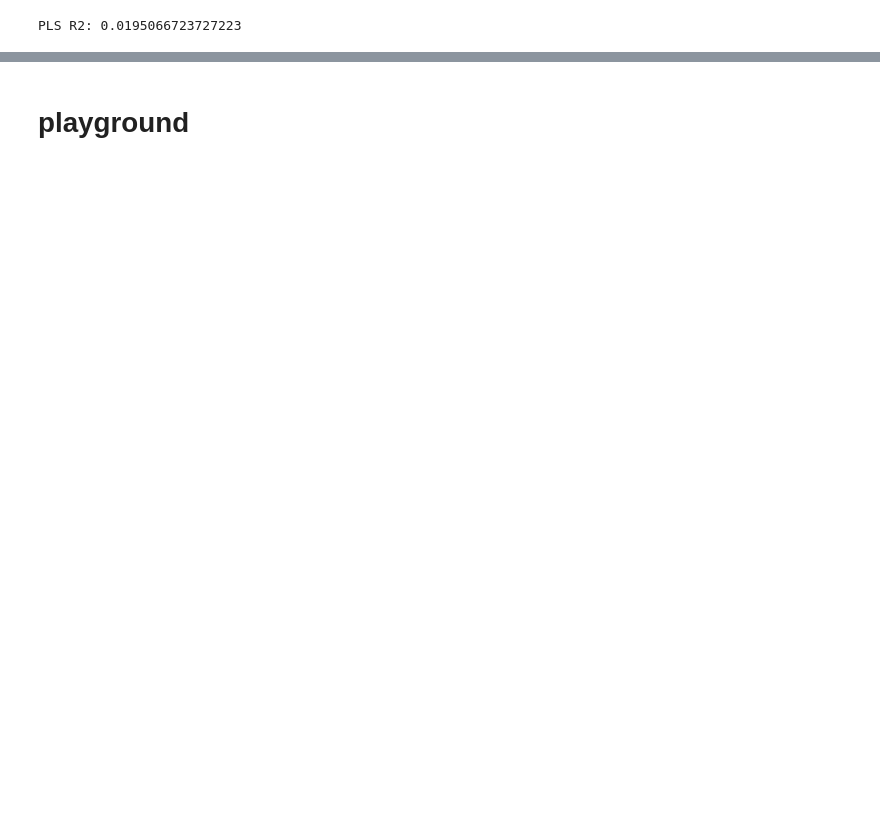
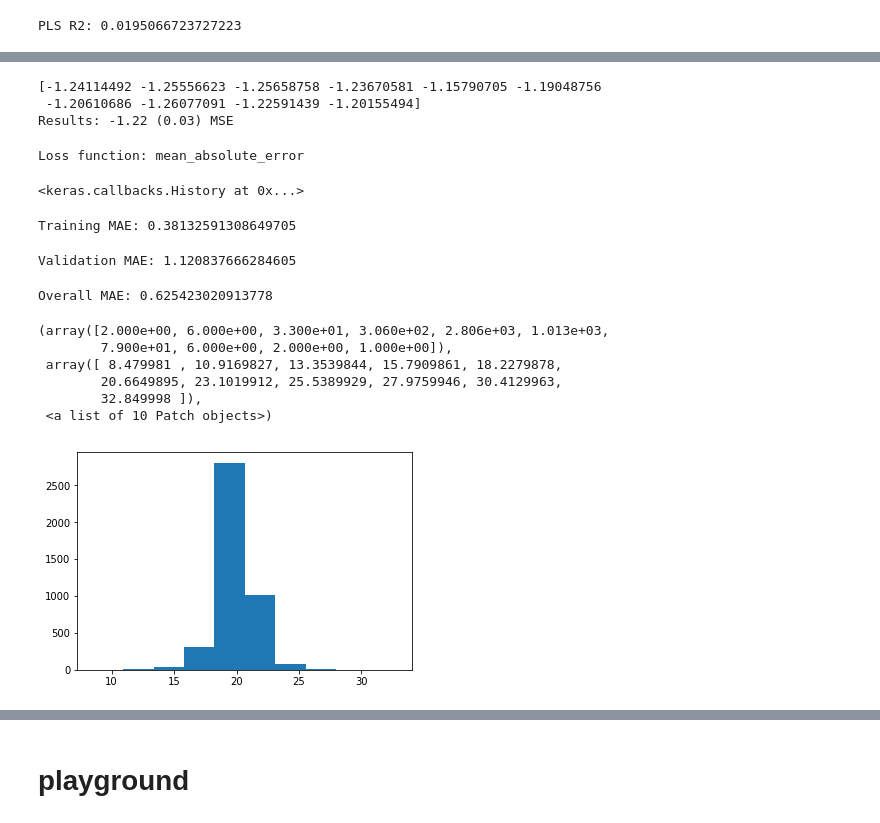
Before and after one commit to jonathanc42/hw-fall3-blue2, a Jupyter notebook: MachineLearning/Model Competition.ipynb, the cells around one changed output, grey strips where cells are left out. Drawn from its saved outputs; the diff is of its cells as text; code cells hidden in the pictures; blank space fills up the shorter version.

Commit message:
update with model

```diff
--- a/MachineLearning/Model Competition.ipynb
+++ b/MachineLearning/Model Competition.ipynb
@@ -311,0 +452,3 @@ plt.show()
+# %%
+pca = PCA()
+pca.fit(X_train_std)
@@ -324,13 +547,14 @@ PLS R2: 0.0195066723727223
 # %%
-params_pls = {'n_components':[1,2,3,4,5,6,7,8,9,10]
+params_pls = {'n_components':[1,2,3,4,5],
+              'max_iter':[500,800,1000]
              }
 
 
 # Initialize XGB and GridSearch
 pls = PLSRegression()
 
-grid = GridSearchCV(xgb, params)
-grid.fit(X_train, y_train)
+grid = GridSearchCV(pls, params_pls, scoring= 'neg_mean_absolute_error')
+grid.fit(X_train_std, y_train)
 
-# Print the r2 score
-print(r2_score(y_train, grid.best_estimator_.predict(X_train)))
+# Print the best mae
+print(mae(y_train, grid.best_estimator_.predict(X_train)))
@@ -336,0 +608,63 @@ print(r2_score(y_train, grid.best_estimator_.predict(X_train)))
+# %%
+# Save the number of columns in predictors: n_cols
+n_cols = X_train.shape[1]
+# fix random seed for reproducibility
+seed = 42
+np.random.seed(seed)
+# evaluate model with standardized dataset
+estimator = KerasRegressor(build_fn=baseline_model, epochs=100, batch_size=1, verbose=0)
+# %%
+kfold = KFold(n_splits=10, random_state=seed)
+results = cross_val_score(estimator, X_train_std, y_train, cv=kfold)
+print(results)
+print("Results: %.2f (%.2f) MSE" % (results.mean(), results.std()))
+# %% [output]
+[-1.24114492 -1.25556623 -1.25658758 -1.23670581 -1.15790705 -1.19048756
+ -1.20610686 -1.26077091 -1.22591439 -1.20155494]
+Results: -1.22 (0.03) MSE
+# %%
+# Set up the model: model
+model = Sequential()
+
+# Add layer
+model.add(Dense(100,kernel_initializer='normal', activation='relu', input_shape=(n_cols,)))
+model.add(Dense(64,kernel_initializer='normal', activation='relu'))
+model.add(Dense(32,kernel_initializer='normal', activation='relu'))
+model.add(Dense(12,kernel_initializer='normal', activation='relu'))
+# Add the output layer
+model.add(Dense(1,kernel_initializer='normal'))
+
+# Compile the model
+model.compile(optimizer='adam',loss='mean_absolute_error')
+# Verify that model contains information from compiling
+print("Loss function: " + model.loss)
+# Fit the model
+# model.fit(X_train_std,y_train, epochs=100, verbose=False, batch_size=1)
+
+# train with hold out validation method
+model.fit(X_t,y_t, epochs=500, verbose=False, batch_size=1)
+# %% [output]
+Loss function: mean_absolute_error
+<keras.callbacks.History at 0x...>
+# %%
+print('Training MAE:',mae(y_t, model.predict(X_t)))
+# %% [output]
+Training MAE: 0.38132591308649705
+# %%
+print('Validation MAE:',mae(y_v, model.predict(X_v)))
+# %% [output]
+Validation MAE: 1.120837666284605
+# %%
+print('Overall MAE:',mae(y_train, model.predict(X_train_std)))
+# %% [output]
+Overall MAE: 0.625423020913778
+# %%
+plt.hist(y_t)
+# %% [output]
+(array([2.000e+00, 6.000e+00, 3.300e+01, 3.060e+02, 2.806e+03, 1.013e+03,
+        7.900e+01, 6.000e+00, 2.000e+00, 1.000e+00]),
+ array([ 8.479981 , 10.9169827, 13.3539844, 15.7909861, 18.2279878,
+        20.6649895, 23.1019912, 25.5389929, 27.9759946, 30.4129963,
+        32.849998 ]),
+ <a list of 10 Patch objects>)
+[figure, added]
```
Also changed, not shown: parts of 86 cells of this notebook.
